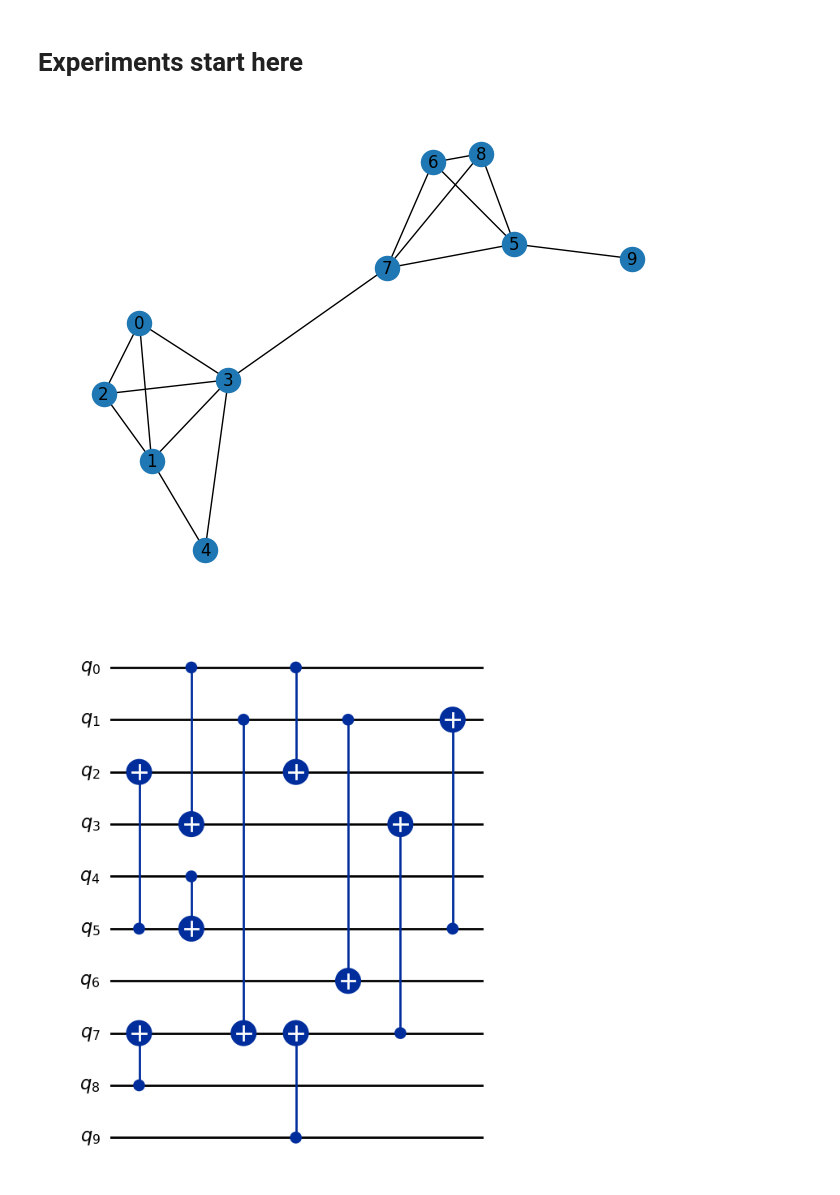
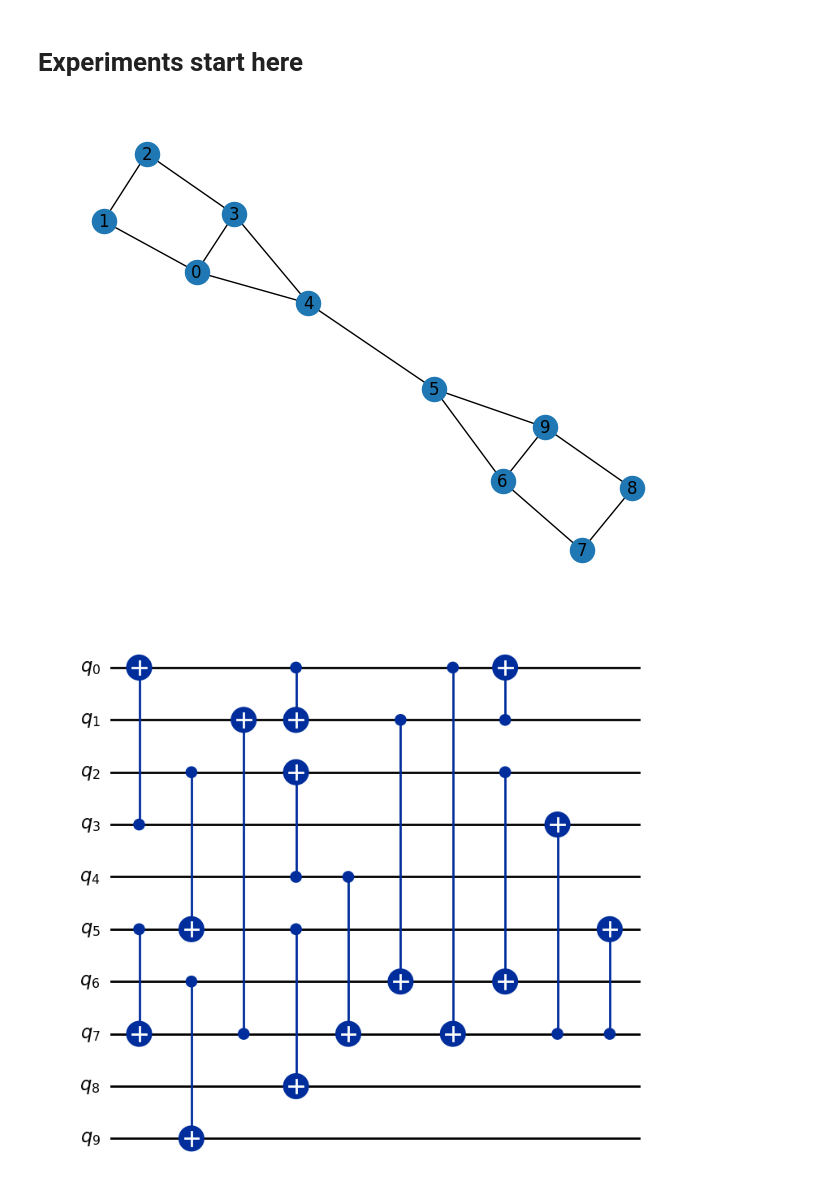
Before and after one commit to awshaffar/google_dmon, a Jupyter notebook: experiments.ipynb, the cells around one changed output. Cells and saved outputs as stored; diff of their text form; code cells hidden in the pictures.

```diff
--- a/experiments.ipynb
+++ b/experiments.ipynb
@@ -462,20 +502,20 @@ def partition_graph(circuit, hardware_graph, method='KL'):
 # Example: Define the hardware architecture
 hardware_graph = nx.Graph()
 # Define QPU1 connections
-hardware_graph.add_edges_from([(0, 1), (0, 2), (0, 3), (1, 2), (1, 3), (2, 3), (1,4), (3,4)])
+hardware_graph.add_edges_from([(0, 1), (1, 2), (2, 3), (3, 4), (4, 0), (3, 0)])
 # Define QPU2 connections
-hardware_graph.add_edges_from([(5, 6), (5, 7), (5,8), (6, 7), (6, 8), (7, 8), (5,9)])
+hardware_graph.add_edges_from([(5, 6), (6, 7), (7, 8), (8, 9), (9, 6), (9, 5)])
 # Define inter-QPU connection
-hardware_graph.add_edge(3, 7)
+hardware_graph.add_edge(4, 5)
 
 nx.draw(hardware_graph, with_labels=True)
 # %% [output]
-[figure, old version]
+[figure, new version]
 # %%
-random_circuit = generate_random_circuit(10, 10)
+random_circuit = generate_random_circuit(10, 15)
 random_circuit.draw('mpl')
 # %% [output]
-[figure, old version]
+[figure, new version]
 # %%
 partitioned_graph, inter_qpu_edges = partition_graph(random_circuit, hardware_graph, method='KL')
 for part in partitioned_graph:
```
Also changed, not shown: parts of 12 cells of this notebook.
